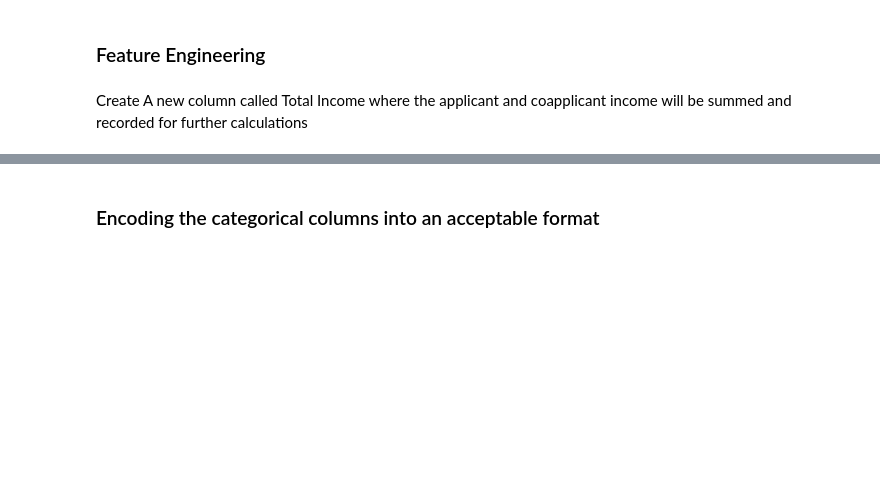
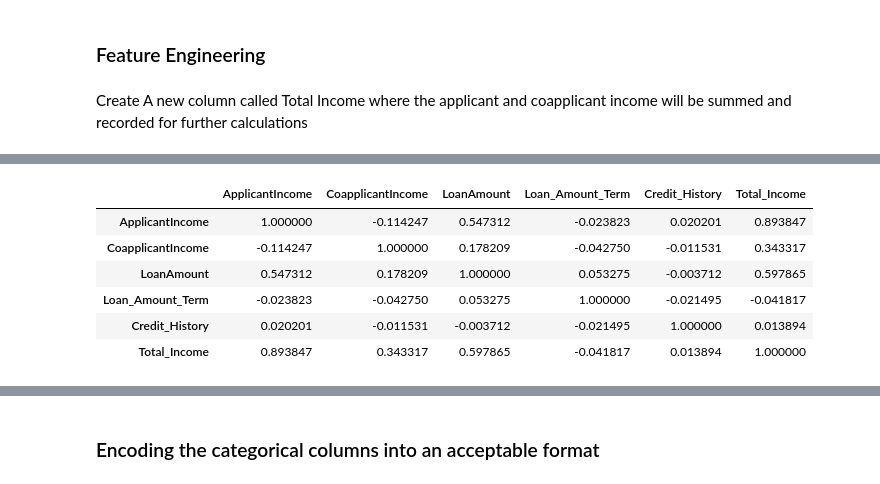
Before and after one commit to victordanok/Loan-Prediction-ML, a Jupyter notebook: EDA and Data Preparation.ipynb, the cells around one changed output, grey strips where cells are left out. Cells and saved outputs as stored; diff of their text form; code cells hidden in the pictures; blank space fills up the shorter version.

```diff
--- a/EDA and Data Preparation.ipynb
+++ b/EDA and Data Preparation.ipynb
@@ -460,0 +498,10 @@ fulldata['LoanAmount_log'].hist()
+# %%
+fulldata.corr()
+# %% [output]
+|  | ApplicantIncome | CoapplicantIncome | LoanAmount | Loan_Amount_Term | Credit_History | Total_Income |
+| ApplicantIncome | 1.000000 | -0.114247 | 0.547312 | -0.023823 | 0.020201 | 0.893847 |
+| CoapplicantIncome | -0.114247 | 1.000000 | 0.178209 | -0.042750 | -0.011531 | 0.343317 |
+| LoanAmount | 0.547312 | 0.178209 | 1.000000 | 0.053275 | -0.003712 | 0.597865 |
+| Loan_Amount_Term | -0.023823 | -0.042750 | 0.053275 | 1.000000 | -0.021495 | -0.041817 |
+| Credit_History | 0.020201 | -0.011531 | -0.003712 | -0.021495 | 1.000000 | 0.013894 |
+| Total_Income | 0.893847 | 0.343317 | 0.597865 | -0.041817 | 0.013894 | 1.000000 |
```
Also changed, not shown: parts of 29 cells of this notebook.
